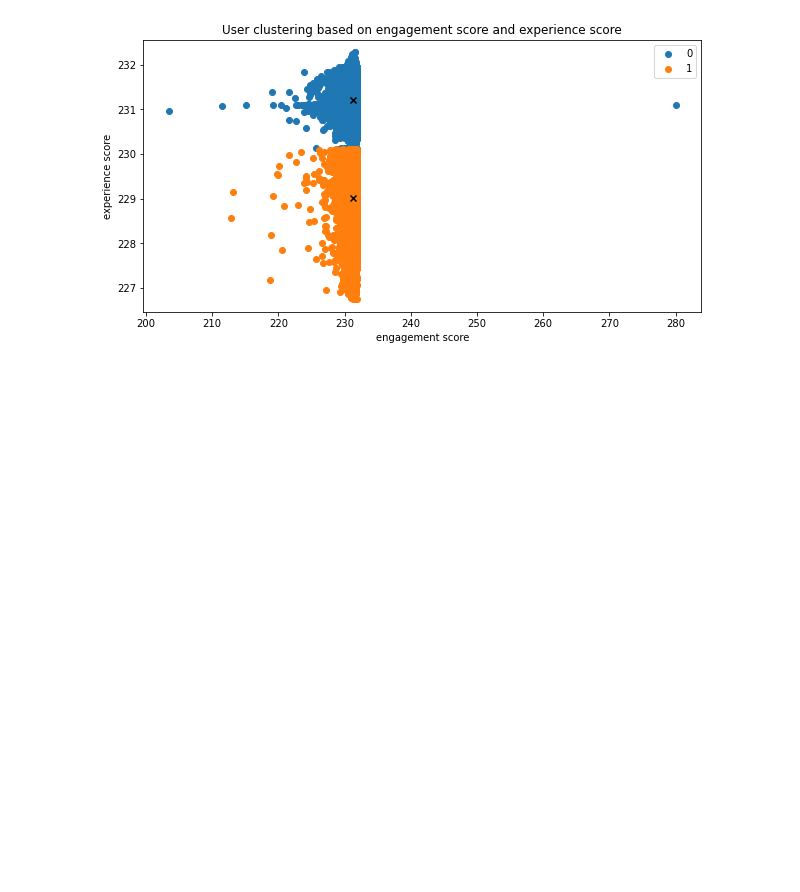
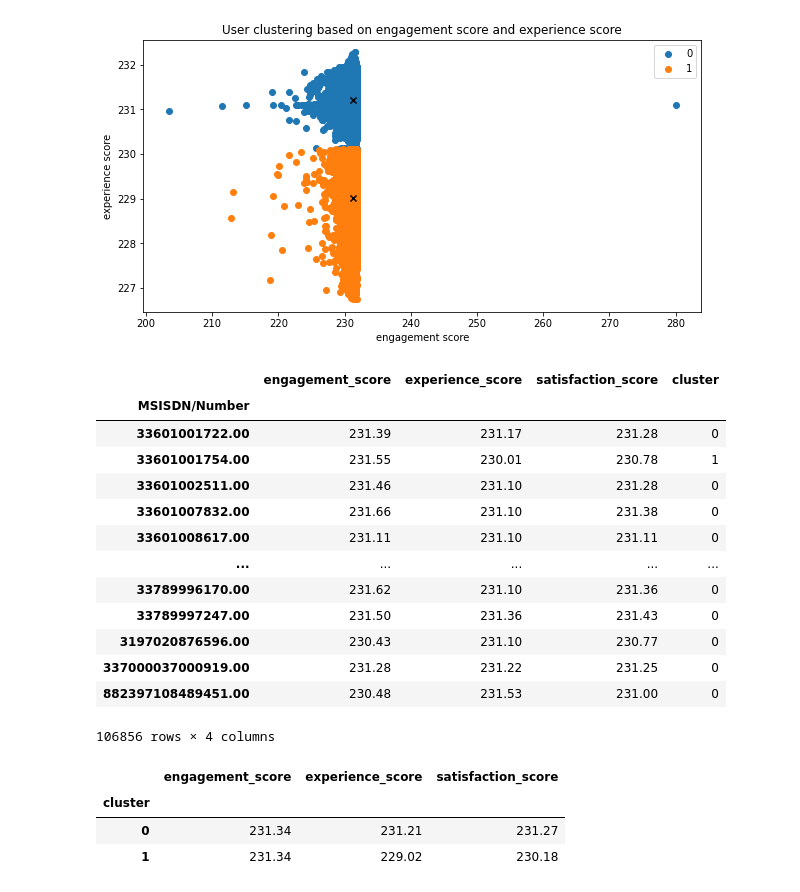
Before and after one commit to dagmawiii03/Telecom_Analysis, a Jupyter notebook: Notebook/Satisfaction.ipynb, the cells around one changed output. Drawn from its saved outputs; the diff is of its cells as text; code cells hidden in the pictures; blank space fills up the shorter version.

```diff
--- a/Notebook/Satisfaction.ipynb
+++ b/Notebook/Satisfaction.ipynb
@@ -260,3 +260,36 @@ plt.savefig('../data/satisfaction_cluster.png')
 plt.show()
 # %% [output]
 [figure]
+# %%
+# Attaching the cluster index from the previous clustering using the label data
+agg_df = df.copy(deep=True)
+agg_df['cluster'] = label
+agg_df
+# %% [output]
+|  | engagement_score | experience_score | satisfaction_score | cluster |
+| MSISDN/Number |  |  |  |  |
+| 33601001722.00 | 231.39 | 231.17 | 231.28 | 0 |
+| 33601001754.00 | 231.55 | 230.01 | 230.78 | 1 |
+| 33601002511.00 | 231.46 | 231.10 | 231.28 | 0 |
+| 33601007832.00 | 231.66 | 231.10 | 231.38 | 0 |
+| 33601008617.00 | 231.11 | 231.10 | 231.11 | 0 |
+| ... | ... | ... | ... | ... |
+| 33789996170.00 | 231.62 | 231.10 | 231.36 | 0 |
+| 33789997247.00 | 231.50 | 231.36 | 231.43 | 0 |
+| 3197020876596.00 | 230.43 | 231.10 | 230.77 | 0 |
+| 337000037000919.00 | 231.28 | 231.22 | 231.25 | 0 |
+| 882397108489451.00 | 230.48 | 231.53 | 231.00 | 0 |
+106856 rows × 4 columns
+# %%
+agg_columns = {'engagement_score':'mean','experience_score':'mean','satisfaction_score':'mean'}
+#Group and Aggregate
+agg_df =agg_df.groupby('cluster').agg(agg_columns)
+#Saving the data
+res.add_data('statisfaction_agg_cluster',agg_df)
+#result
+agg_df
+# %% [output]
+|  | engagement_score | experience_score | satisfaction_score |
+| cluster |  |  |  |
+| 0 | 231.34 | 231.21 | 231.27 |
+| 1 | 231.34 | 229.02 | 230.18 |
```
